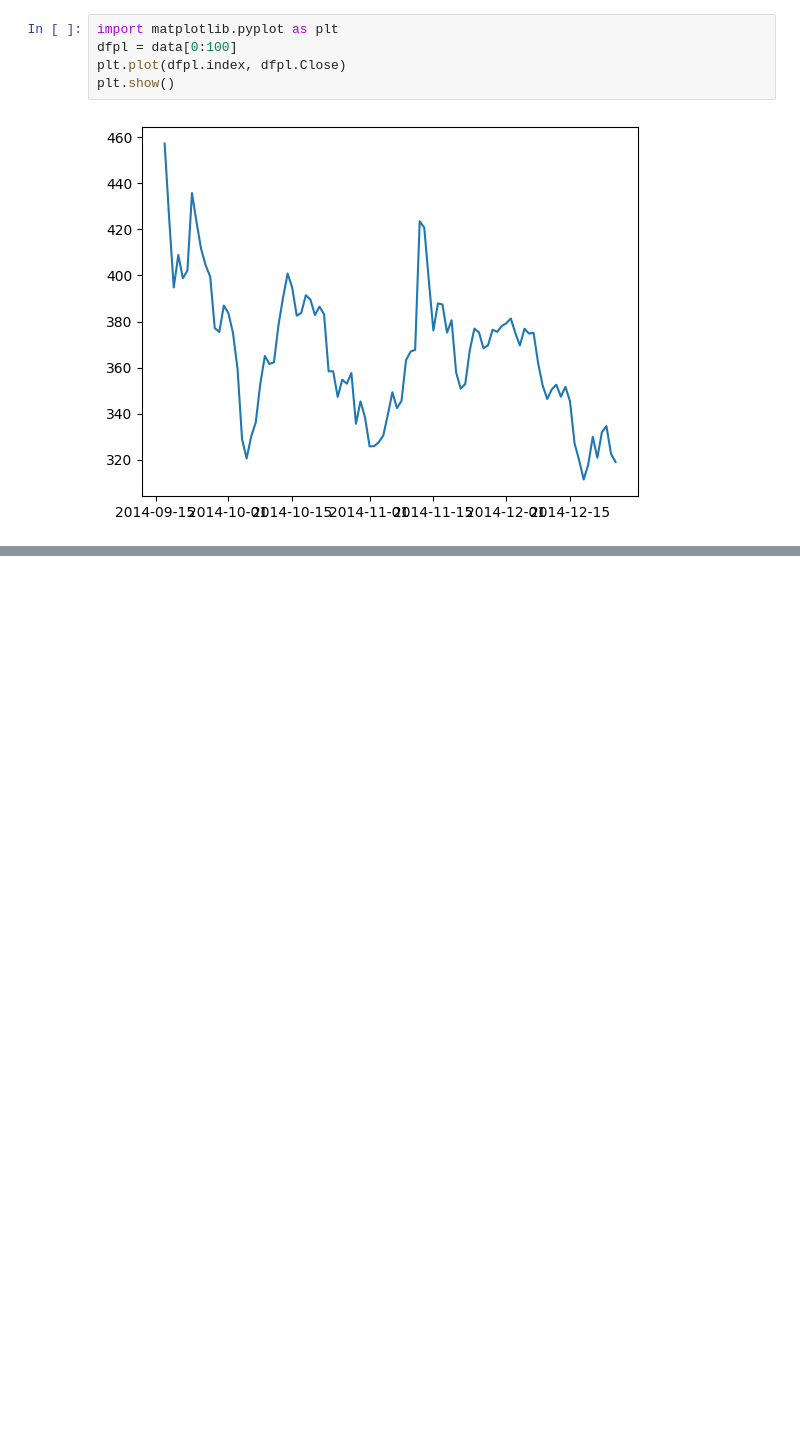
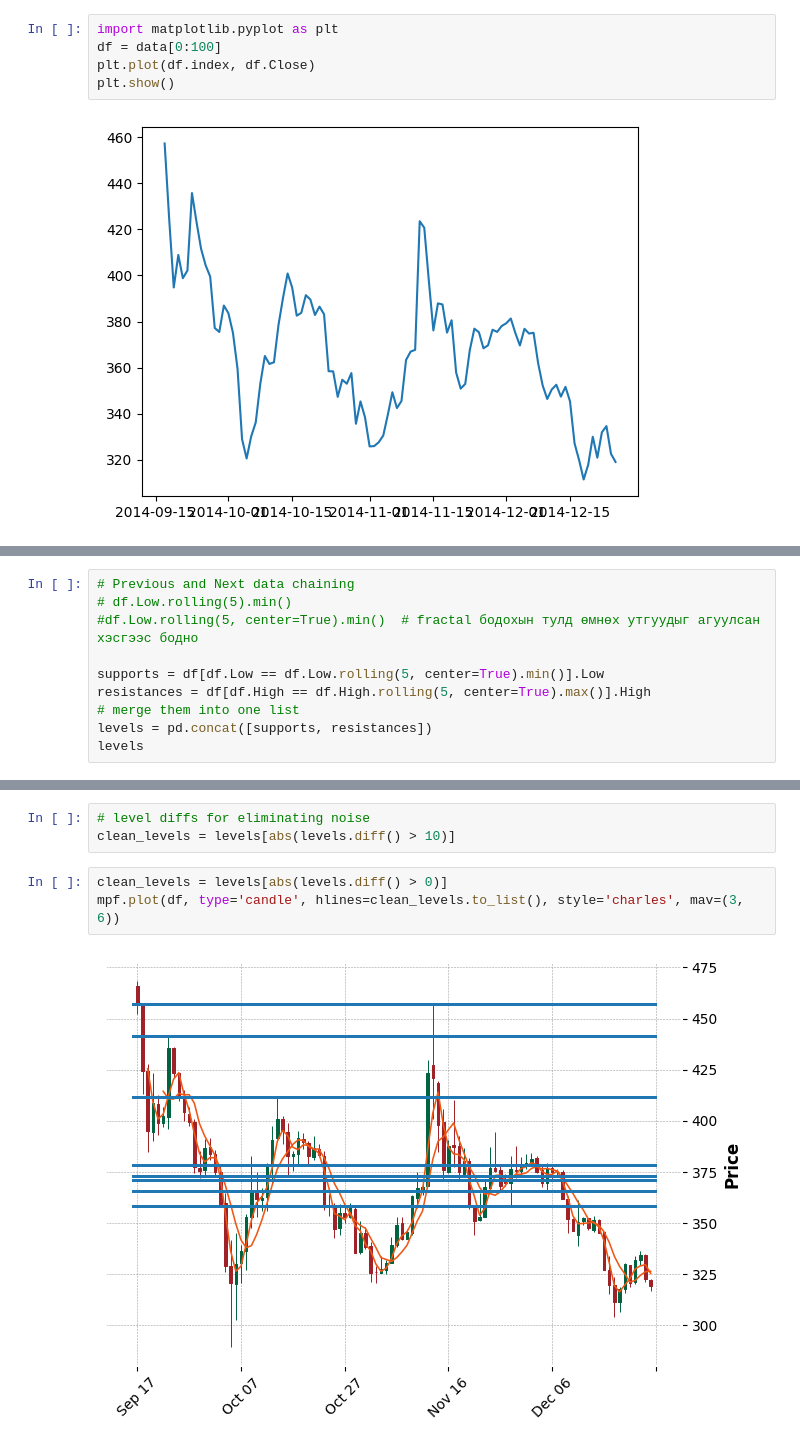
Before and after one commit to Generjet/binance_trader, a Jupyter notebook: jupyter/yfinancExtreme.ipynb, the cells around one changed output, grey strips where cells are left out. Drawn from its saved outputs; the diff is of its cells as text; blank space fills up the shorter version.

Commit message:
extremum finding fractals

```diff
--- a/jupyter/yfinancExtreme.ipynb
+++ b/jupyter/yfinancExtreme.ipynb
@@ -21,7 +23,7 @@ data
 # %%
 import matplotlib.pyplot as plt
-dfpl = data[0:100]
-plt.plot(dfpl.index, dfpl.Close)
+df = data[0:100]
+plt.plot(df.index, df.Close)
 plt.show()
 # %% [output]
 [figure]
@@ -42,3 +44,13 @@ fig.update_yaxes(showline=True, linewidth=2, linecolor='white', gridcolor='white
 fig.show()
 # %% [output]
 [interactive output not drawn]
+# %%
+# Previous and Next data chaining
+# df.Low.rolling(5).min()
+#df.Low.rolling(5, center=True).min()  # fractal бодохын тулд өмнөх утгуудыг агуулсан хэсгээс бодно
+
+supports = df[df.Low == df.Low.rolling(5, center=True).min()].Low
+resistances = df[df.High == df.High.rolling(5, center=True).max()].High
+# merge them into one list
+levels = pd.concat([supports, resistances])
+levels
@@ -44,0 +75,8 @@ fig.show()
+# %%
+# level diffs for eliminating noise
+clean_levels = levels[abs(levels.diff() > 10)]
+# %%
+clean_levels = levels[abs(levels.diff() > 0)]
+mpf.plot(df, type='candle', hlines=clean_levels.to_list(), style='charles', mav=(3, 6))
+# %% [output]
+[figure, added]
```
Also changed, not shown: parts of 7 cells of this notebook.
